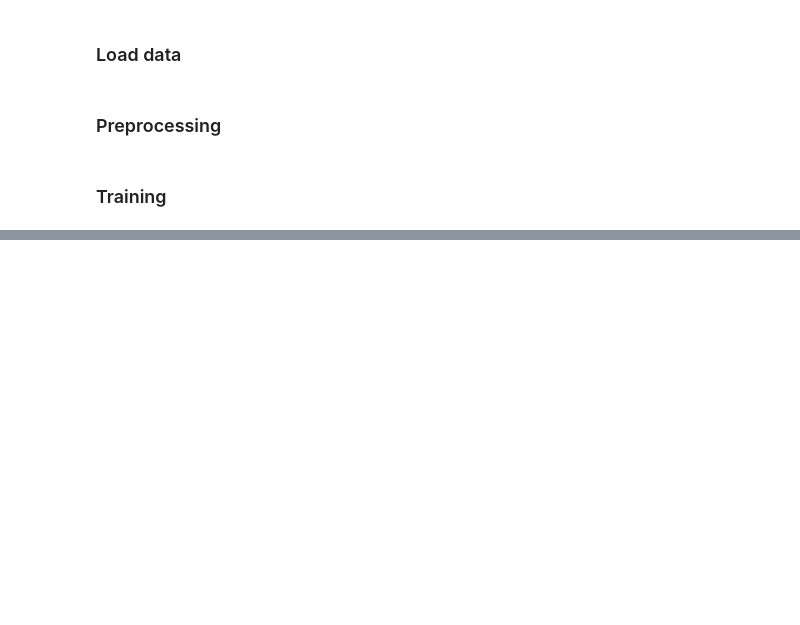
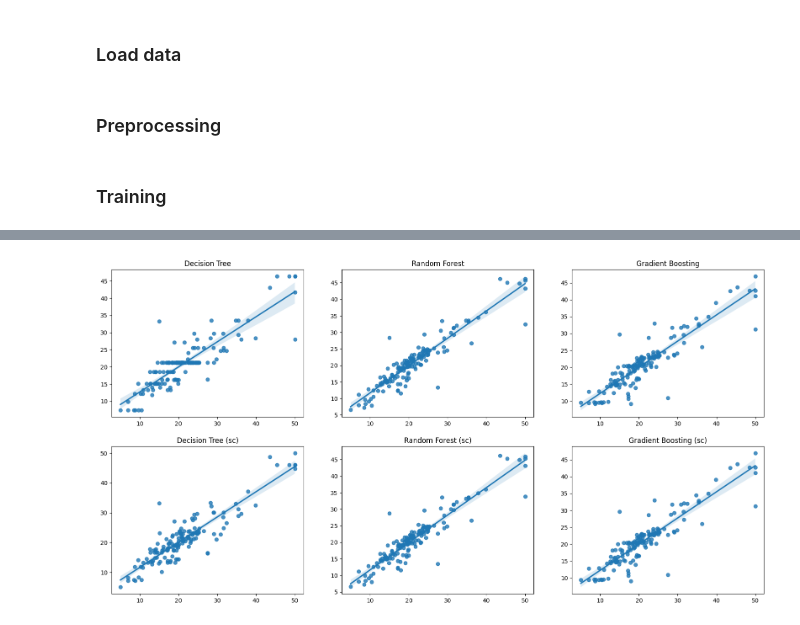
Before and after one commit to celienbonhomme/ml_partial2, a Jupyter notebook: src/exo1.ipynb, the cells around one changed output, grey strips where cells are left out. Drawn from its saved outputs; the diff is of its cells as text; code cells hidden in the pictures; blank space fills up the shorter version.

```diff
--- a/src/exo1.ipynb
+++ b/src/exo1.ipynb
@@ -335,2 +187,8 @@ X_train, X_test, y_train, y_test = train_test_split(X, y, test_size=0.2, random_
+# %%
+from sklearn.preprocessing import StandardScaler
+
+scaler = StandardScaler()
+X_train_sc = scaler.fit_transform(X_train)
+X_test_sc = scaler.transform(X_test)
 # %% [markdown]
 ### Training
@@ -502,21 +273 @@ models = [
-# %%
-from sklearn.metrics import r2_score, mean_squared_error, mean_absolute_percentage_error
-
-import warnings
-warnings.filterwarnings('ignore')
-
-results = pd.DataFrame(columns=["Model", "MAPE", "RMSE", "r2"])
-
-for i, (model_name, model, grid) in enumerate(zip(models_name, models, grids)):
-    model.fit(X_train, y_train)
-
-    y_pred = model.predict(X_test)
-    mape = round(mean_absolute_percentage_error(y_test, y_pred), 3)
-    rmse = round(np.sqrt(mean_squared_error(y_test, y_pred)), 3)
-    r2 = round(r2_score(y_test, y_pred), 3)
-
-    results.loc[i] = [model_name, mape, rmse, r2]
-# %%
-for model_name, model in zip(models_name, models):
-    print(f"Best parameters for {model_name}: {model.best_params_}")
 # %%
@@ -523,0 +295,21 @@ print(results.to_string(index=False))
+# %%
+import matplotlib.pyplot as plt
+import seaborn as sns
+
+fig, axs = plt.subplots(2, 3, figsize=(20, 10))
+
+for i, model_name in enumerate(models_gs.keys()):
+    model = models_gs[model_name]
+    y_pred = model.predict(X_test)
+    sns.regplot(x=y_test, y=y_pred, ax=axs[0, i])
+    axs[0, i].set_title(model_name)
+
+for i, model_name in enumerate(models_gs_sc.keys()):
+    model = models_gs_sc[model_name]
+    y_pred = model.predict(X_test_sc)
+    sns.regplot(x=y_test, y=y_pred, ax=axs[1, i])
+    axs[1, i].set_title(model_name)
+
+plt.show()
+# %% [output]
+[figure, added]
```
Also changed, not shown: parts of 53 cells of this notebook, 2 other files.
